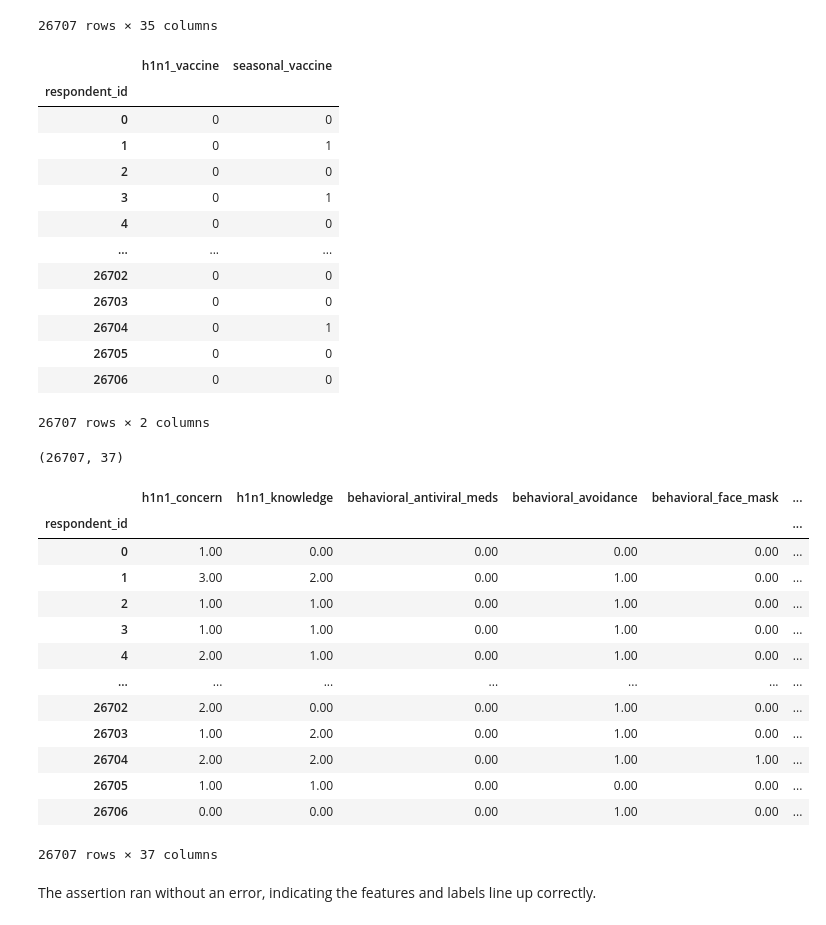
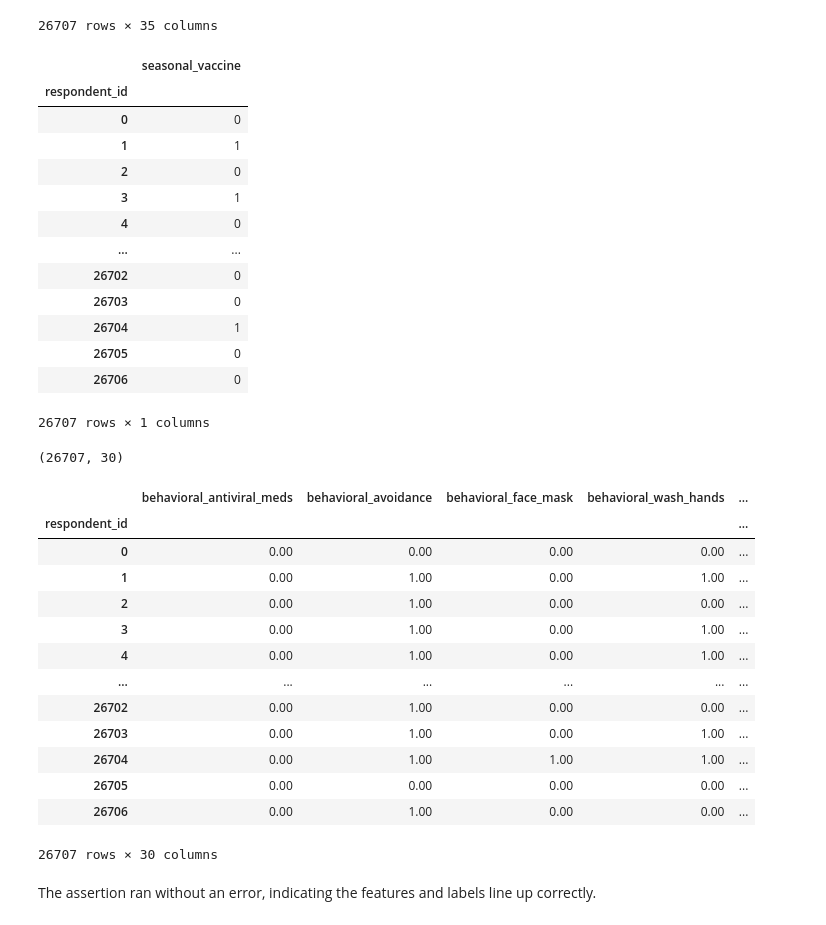
Before and after one commit to rcauvy/Flu_Shot_Learning, a Jupyter notebook: index.ipynb, the cells around one changed output. Cells and saved outputs as stored; diff of their text form; code cells hidden in the pictures.

```diff
--- a/index.ipynb
+++ b/index.ipynb
@@ -98,45 +98,51 @@ features_df
 | 26705 | 1.00 | 1.00 | 0.00 | 0.00 | 0.00 | ... |
 | 26706 | 0.00 | 0.00 | 0.00 | 1.00 | 0.00 | ... |
 26707 rows × 35 columns
+# %%
+# Dropping Features Specific to H1N1
+seas_feats_df =features_df.drop(columns=['h1n1_concern','h1n1_knowledge','doctor_recc_h1n1',
+                 'opinion_h1n1_vacc_effective','opinion_h1n1_risk',
+                 'opinion_h1n1_sick_from_vacc'],axis=1)
 # %%
 labels_df = pd.read_csv('data/training_set_labels.csv',index_col=0)
+labels_df.drop('h1n1_vaccine',axis=1,inplace=True)
 labels_df
 # %% [output]
-|  | h1n1_vaccine | seasonal_vaccine |
-| respondent_id |  |  |
-| 0 | 0 | 0 |
-| 1 | 0 | 1 |
-| 2 | 0 | 0 |
-| 3 | 0 | 1 |
-| 4 | 0 | 0 |
-| ... | ... | ... |
-| 26702 | 0 | 0 |
-| 26703 | 0 | 0 |
-| 26704 | 0 | 1 |
-| 26705 | 0 | 0 |
-| 26706 | 0 | 0 |
+|  | seasonal_vaccine |
+| respondent_id |  |
+| 0 | 0 |
+| 1 | 1 |
+| 2 | 0 |
+| 3 | 1 |
+| 4 | 0 |
+| ... | ... |
+| 26702 | 0 |
+| 26703 | 0 |
+| 26704 | 1 |
+| 26705 | 0 |
+| 26706 | 0 |
-26707 rows × 2 columns
+26707 rows × 1 columns
 # %%
 # Joining Features and Labels Dataframes
-joined_df = features_df.join(labels_df)
+joined_df = seas_feats_df.join(labels_df)
 print(joined_df.shape)
 joined_df
 # %% [output]
-(26707, 37)
+(26707, 30)
-|  | h1n1_concern | h1n1_knowledge | behavioral_antiviral_meds | behavioral_avoidance | behavioral_face_mask | ... |
-| respondent_id |  |  |  |  |  | ... |
-| 0 | 1.00 | 0.00 | 0.00 | 0.00 | 0.00 | ... |
-| 1 | 3.00 | 2.00 | 0.00 | 1.00 | 0.00 | ... |
-| 2 | 1.00 | 1.00 | 0.00 | 1.00 | 0.00 | ... |
-| 3 | 1.00 | 1.00 | 0.00 | 1.00 | 0.00 | ... |
-| 4 | 2.00 | 1.00 | 0.00 | 1.00 | 0.00 | ... |
-| ... | ... | ... | ... | ... | ... | ... |
-| 26702 | 2.00 | 0.00 | 0.00 | 1.00 | 0.00 | ... |
-| 26703 | 1.00 | 2.00 | 0.00 | 1.00 | 0.00 | ... |
-| 26704 | 2.00 | 2.00 | 0.00 | 1.00 | 1.00 | ... |
-| 26705 | 1.00 | 1.00 | 0.00 | 0.00 | 0.00 | ... |
-| 26706 | 0.00 | 0.00 | 0.00 | 1.00 | 0.00 | ... |
+|  | behavioral_antiviral_meds | behavioral_avoidance | behavioral_face_mask | behavioral_wash_hands | ... |
+| respondent_id |  |  |  |  | ... |
+| 0 | 0.00 | 0.00 | 0.00 | 0.00 | ... |
+| 1 | 0.00 | 1.00 | 0.00 | 1.00 | ... |
+| 2 | 0.00 | 1.00 | 0.00 | 0.00 | ... |
+| 3 | 0.00 | 1.00 | 0.00 | 1.00 | ... |
+| 4 | 0.00 | 1.00 | 0.00 | 1.00 | ... |
+| ... | ... | ... | ... | ... | ... |
+| 26702 | 0.00 | 1.00 | 0.00 | 0.00 | ... |
+| 26703 | 0.00 | 1.00 | 0.00 | 1.00 | ... |
+| 26704 | 0.00 | 1.00 | 1.00 | 1.00 | ... |
+| 26705 | 0.00 | 0.00 | 0.00 | 0.00 | ... |
+| 26706 | 0.00 | 1.00 | 0.00 | 0.00 | ... |
-26707 rows × 37 columns
+26707 rows × 30 columns
 # %%
 # Confirming features and the labels rows match up.
 np.testing.assert_array_equal(features_df.index.values, labels_df.index.values)
```
Also changed, not shown: parts of 11 cells of this notebook.
